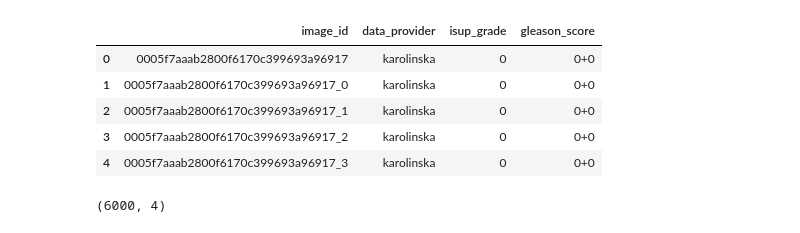
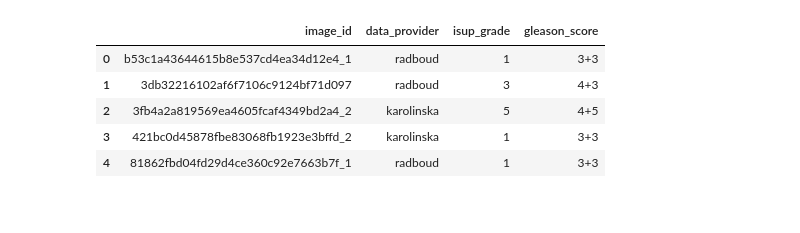
Before and after one commit to rootdobos/practica, a Jupyter notebook: sandbox/model_performance_tester.ipynb, the cells around one changed output. Cells and saved outputs as stored; diff of their text form; code cells hidden in the pictures.

```diff
--- a/sandbox/model_performance_tester.ipynb
+++ b/sandbox/model_performance_tester.ipynb
@@ -7,34 +7,33 @@ import matplotlib.pyplot as plt
 import training_configs
 # %%
 config= training_configs.efficientNetB2_config
-df = pd.read_csv(config.train_csv)
+df = pd.read_csv("E:/data/prostate_cancer/tiles/0_256_6_6_4_validation.csv")
+df = df.sample(frac=1).reset_index(drop=True)
 df.head()
 # %% [output]
 |  | image_id | data_provider | isup_grade | gleason_score |
-| 0 | 0005f7aaab2800f6170c399693a96917 | karolinska | 0 | 0+0 |
-| 1 | 0005f7aaab2800f6170c399693a96917_0 | karolinska | 0 | 0+0 |
-| 2 | 0005f7aaab2800f6170c399693a96917_1 | karolinska | 0 | 0+0 |
-| 3 | 0005f7aaab2800f6170c399693a96917_2 | karolinska | 0 | 0+0 |
-| 4 | 0005f7aaab2800f6170c399693a96917_3 | karolinska | 0 | 0+0 |
+| 0 | b53c1a43644615b8e537cd4ea34d12e4_1 | radboud | 1 | 3+3 |
+| 1 | 3db32216102af6f7106c9124bf71d097 | radboud | 3 | 4+3 |
+| 2 | 3fb4a2a819569ea4605fcaf4349bd2a4_2 | karolinska | 5 | 4+5 |
+| 3 | 421bc0d45878fbe83068fb1923e3bffd_2 | karolinska | 1 | 3+3 |
+| 4 | 81862fbd04fd29d4ce360c92e7663b7f_1 | radboud | 1 | 3+3 |
 # %%
-df = df.sample(frac=1).reset_index(drop=True)
+# df = df.sample(frac=1).reset_index(drop=True)
 
-n=1000
+# n=1000
 
-df0=df[df['isup_grade']==0]
-df1=df[df['isup_grade']==1]
-df2=df[df['isup_grade']==2]
-df3=df[df['isup_grade']==3]
-df4=df[df['isup_grade']==4]
-df5=df[df['isup_grade']==5]
+# df0=df[df['isup_grade']==0]
+# df1=df[df['isup_grade']==1]
+# df2=df[df['isup_grade']==2]
+# df3=df[df['isup_grade']==3]
+# df4=df[df['isup_grade']==4]
+# df5=df[df['isup_grade']==5]
 
-df_test= pd.DataFrame()
-df_test= df_test.append(df0[:n])
-df_test= df_test.append(df1[:n])
-df_test= df_test.append(df2[:n])
-df_test= df_test.append(df3[:n])
-df_test= df_test.append(df4[:n])
-df_test= df_test.append(df5[:n])
-df_test.shape
+# df_test= pd.DataFrame()
+# df_test= df_test.append(df0[:n])
+# df_test= df_test.append(df1[:n])
+# df_test= df_test.append(df2[:n])
+# df_test= df_test.append(df3[:n])
+# df_test= df_test.append(df4[:n])
+# df_test= df_test.append(df5[:n])
+# df_test.shape
-# %% [output]
-(6000, 4)
```
Also changed, not shown: parts of 7 cells of this notebook, 58 other files.
